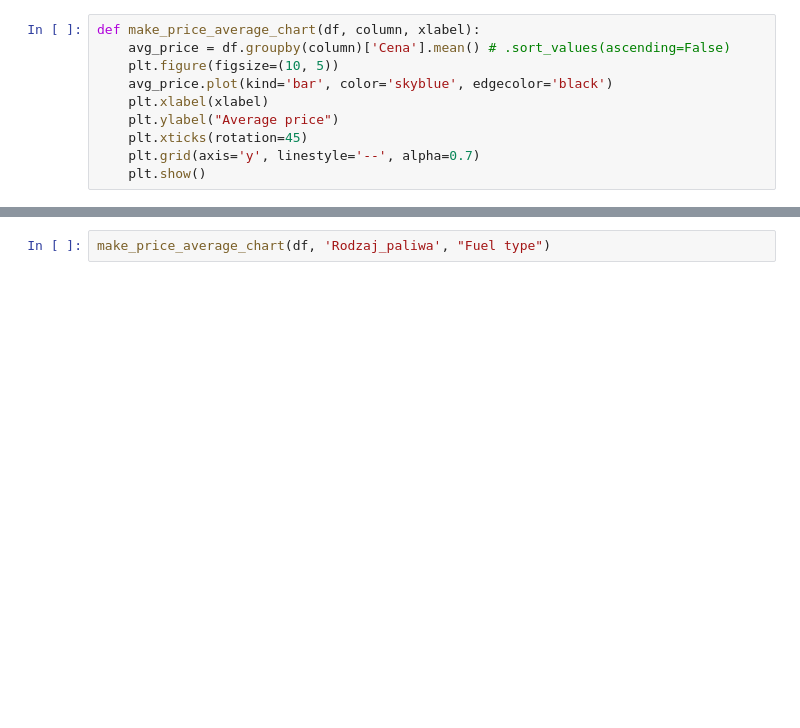
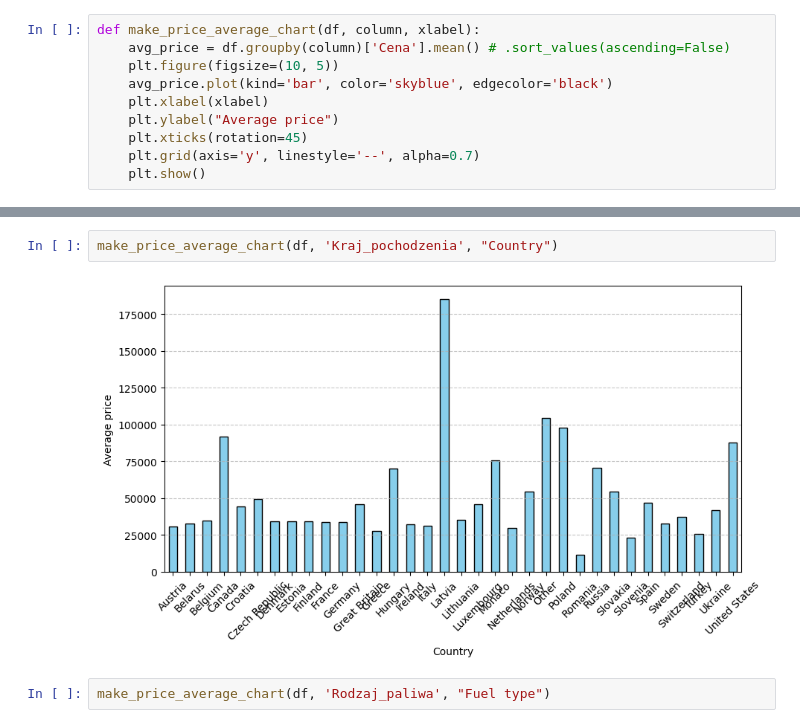
Before and after one commit to GameRuiner/Car-Price-Prediction, a Jupyter notebook: working/notebooks/EDA.ipynb, the cells around one changed output, grey strips where cells are left out. Saved outputs shown, nothing was run; the diff lists cells and outputs as text; blank space fills up the shorter version.

```diff
--- a/working/notebooks/EDA.ipynb
+++ b/working/notebooks/EDA.ipynb
@@ -123,3 +163,7 @@ def make_price_average_chart(df, column, xlabel):
+# %%
+make_price_average_chart(df, 'Kraj_pochodzenia', "Country")
+# %% [output]
+[figure, added]
 # %%
 make_price_average_chart(df, 'Rodzaj_paliwa', "Fuel type")
 # %% [output]
```
Also changed, not shown: parts of 12 cells of this notebook, 1 other file.
